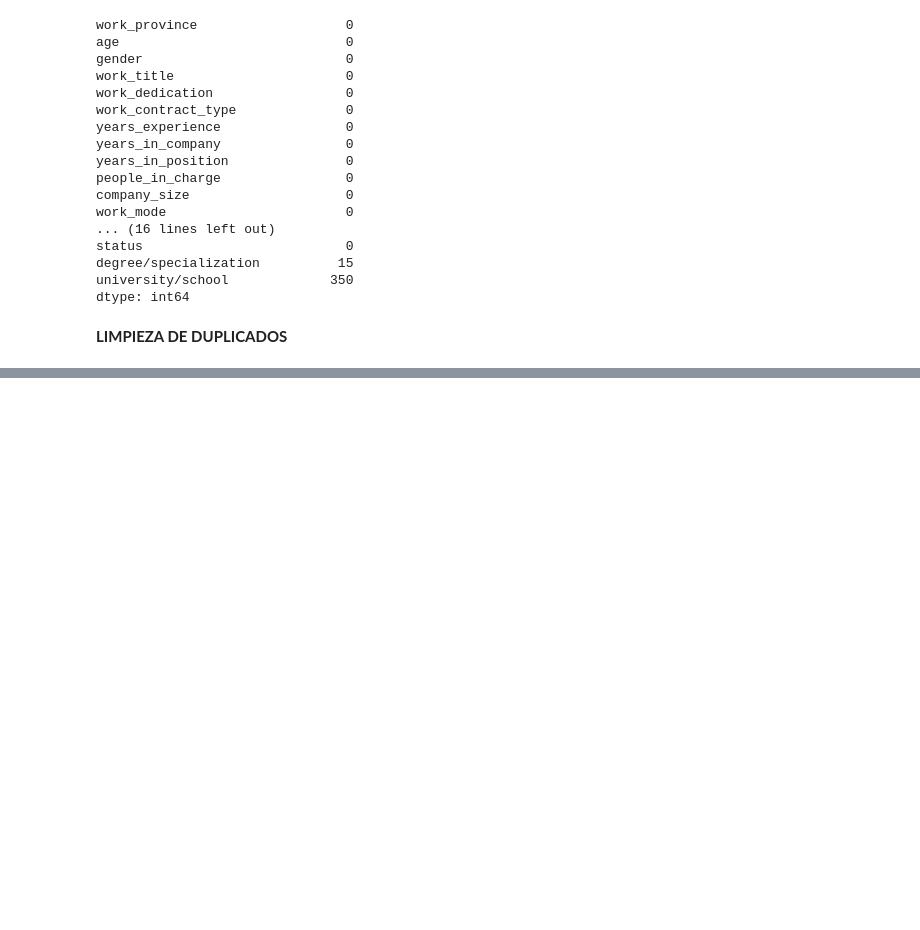
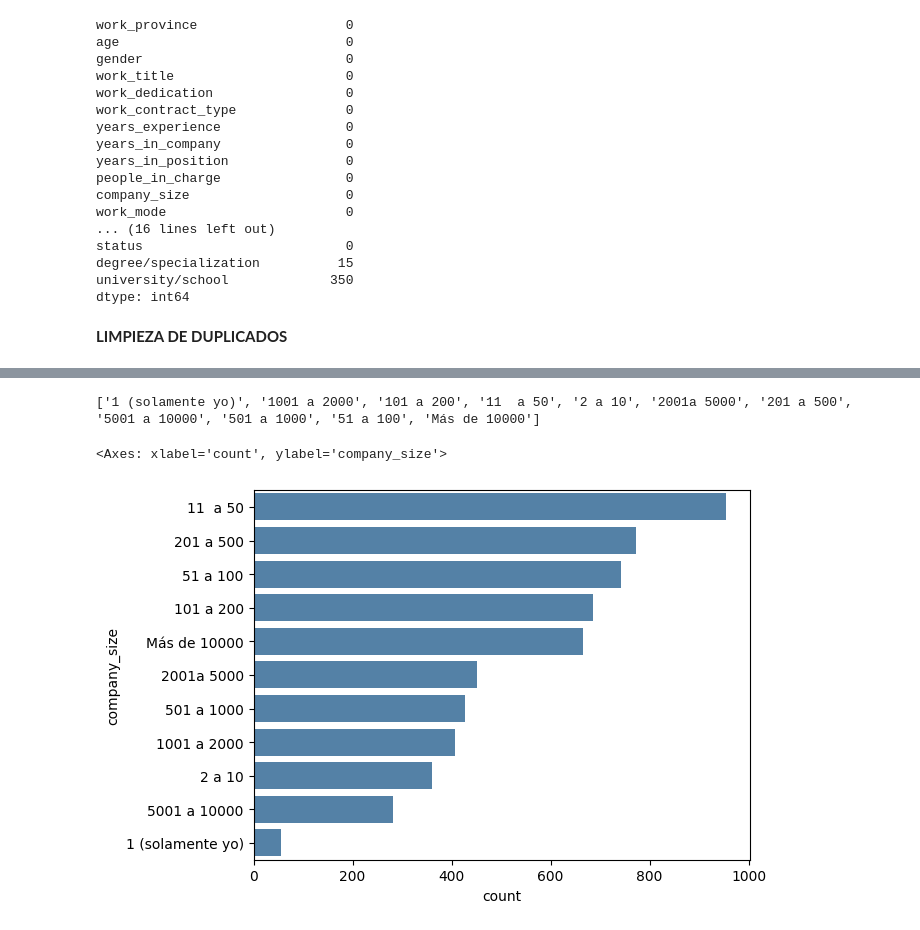
Before and after one commit to simonzanetti/2023.2-SysArmy-IT-Salaries-Survey, a Jupyter notebook: 2023_2_SysArmy_Survey.ipynb, the cells around one changed output, grey strips where cells are left out. Saved outputs shown, nothing was run; the diff lists cells and outputs as text; code cells hidden in the pictures; blank space fills up the shorter version.

Commit message:
Normalizando algunas columnas del dataset

```diff
--- a/2023_2_SysArmy_Survey.ipynb
+++ b/2023_2_SysArmy_Survey.ipynb
@@ -112,0 +126,12 @@ dtype: int64
+# %%
+def normalize_dataframe(df_in, column_name, regex_assign_map):
+    df_out = df_in.copy()
+    for regex, value in regex_assign_map.items():
+        print("\nElementos de " + str.capitalize(column_name) + " que integran la categoria " + regex)
+        compiled_regex = re.compile(regex, re.I)
+        mask = df_in[column_name].str.strip().str.match(compiled_regex, na=False)
+        print(df_in[df_out[column_name].str.strip().str.match(compiled_regex, na=False)][column_name].unique())
+        df_out.loc[mask, column_name] = value
+    return df_out
+print("Cantidad de valores que toma cada variable: ")
+print(salaries.nunique())
@@ -112,0 +156,14 @@ dtype: int64
+# %%
+#GENERO
+#print(salaries['gender'].unique())
+
+salaries = normalize_dataframe(salaries, 'gender',
+    {
+        "^(?!.*(mujer)).*hombre.*|.*macho.*|.*masculino.*|^(?!.*(?:trans|bi|\b(var[oó]n cis)\b))var[oó]n" : "Varón Cis",
+        "^(?!.*(?:trans|bi|ag[eé]nero|var[oó]n)).*mujer" : "Mujer Cis",
+        "^(?=.*mujer|var[oó]n)(?=.*trans)(?!.*nb).*" : "Trans",
+        "^(?=.*mujer|var[oó]n)\b(bi)\b" : "Bisexual",
+        ".*ag[eé]nero.*" : "Agenero",
+        ".*ag[eé]nero.*" : "Agenero",
+        ".*nb.*|.*no binario.*|.*no binarie.*" : "No binario",
+    })
@@ -112,0 +184,12 @@ dtype: int64
+# %%
+#COMPANY_SIZE
+#ESPERAR ANALISIS
+salaries['company_size'] = salaries['company_size'].str.replace(r'\bDe\b|\bpersonas\b', '', regex=True).str.strip()
+salaries['company_size'].replace({'1 (solamente yo)' : '1','11  a 50' : '11 a 50'})
+print(sorted(salaries['company_size'].unique()))
+sns.countplot(y=salaries['company_size'], color='steelblue',order=salaries['company_size'].value_counts().index)
+#sns.scatterplot(data=salaries,x='people_in_charge',y = 'years_experience')
+# %% [output]
+['1 (solamente yo)', '1001 a 2000', '101 a 200', '11  a 50', '2 a 10', '2001a 5000', '201 a 500', '5001 a 10000', '501 a 1000', '51 a 100', 'Más de 10000']
+<Axes: xlabel='count', ylabel='company_size'>
+[figure, added]
```
Also changed, not shown: parts of 10 cells of this notebook.
